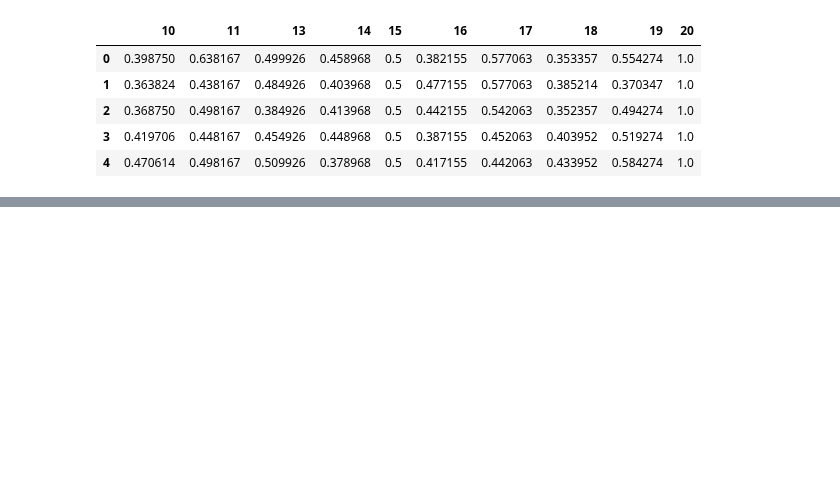
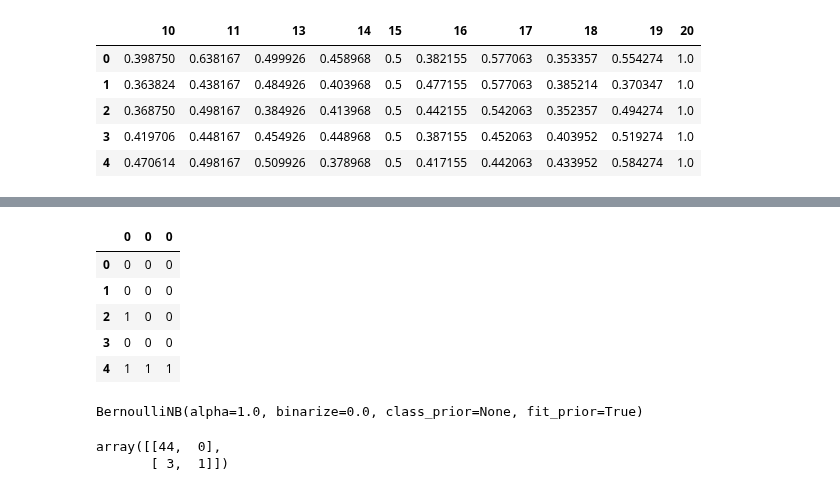
Before and after one commit to luanagbmartins/inteligencia-artificial, a Jupyter notebook: Módulo 3 - Redes Bayesianas/AP_03_ LuanaGuedes_RuanChaves_ThiagoMonteles.ipynb, the cells around one changed output, grey strips where cells are left out. Saved outputs shown, nothing was run; the diff lists cells and outputs as text; code cells hidden in the pictures; blank space fills up the shorter version.

```diff
--- a/Módulo 3 - Redes Bayesianas/AP_03_ LuanaGuedes_RuanChaves_ThiagoMonteles.ipynb
+++ b/Módulo 3 - Redes Bayesianas/AP_03_ LuanaGuedes_RuanChaves_ThiagoMonteles.ipynb
@@ -770,0 +727,2 @@ g.map(sns.distplot, "value")
+# %%
+gaussian_predictions = gnb.predict(X_test)
@@ -770,0 +743,29 @@ g.map(sns.distplot, "value")
+# %%
+bernoulli_predictions = bnb.predict(X_test)
+# %%
+col1 = gaussian_predictions.reshape(-1,1)
+col2 = bernoulli_predictions.reshape(-1,1)
+col3 = y_test.reshape(-1,1)
+col1 = pd.DataFrame(col1).astype(int)
+col2 = pd.DataFrame(col2)
+col3 = pd.DataFrame(col3)
+combination = pd.concat([col1, col2, col3], axis=1)
+combination.head()
+# %% [output]
+|  | 0 | 0 | 0 |
+| 0 | 0 | 0 | 0 |
+| 1 | 0 | 0 | 0 |
+| 2 | 1 | 0 | 0 |
+| 3 | 0 | 0 | 0 |
+| 4 | 1 | 1 | 1 |
+# %%
+X = combination.iloc[:, 0:-1].values.tolist()
+y = np.array(combination.iloc[:, -1].values.tolist()).flatten()
+
+
+X_train, X_test, y_train, y_test = train_test_split(X, y, test_size = 0.3)
+
+combined_bnb = BernoulliNB()
+combined_bnb.fit(X_train, y_train)
+# %% [output]
+BernoulliNB(alpha=1.0, binarize=0.0, class_prior=None, fit_prior=True)
@@ -770,0 +774,7 @@ g.map(sns.distplot, "value")
+# %%
+from sklearn.metrics import confusion_matrix
+cm = confusion_matrix(y_test, combined_predictions)
+cm
+# %% [output]
+array([[44,  0],
+       [ 3,  1]])
```
Also changed, not shown: parts of 19 cells of this notebook, 2 other files.
